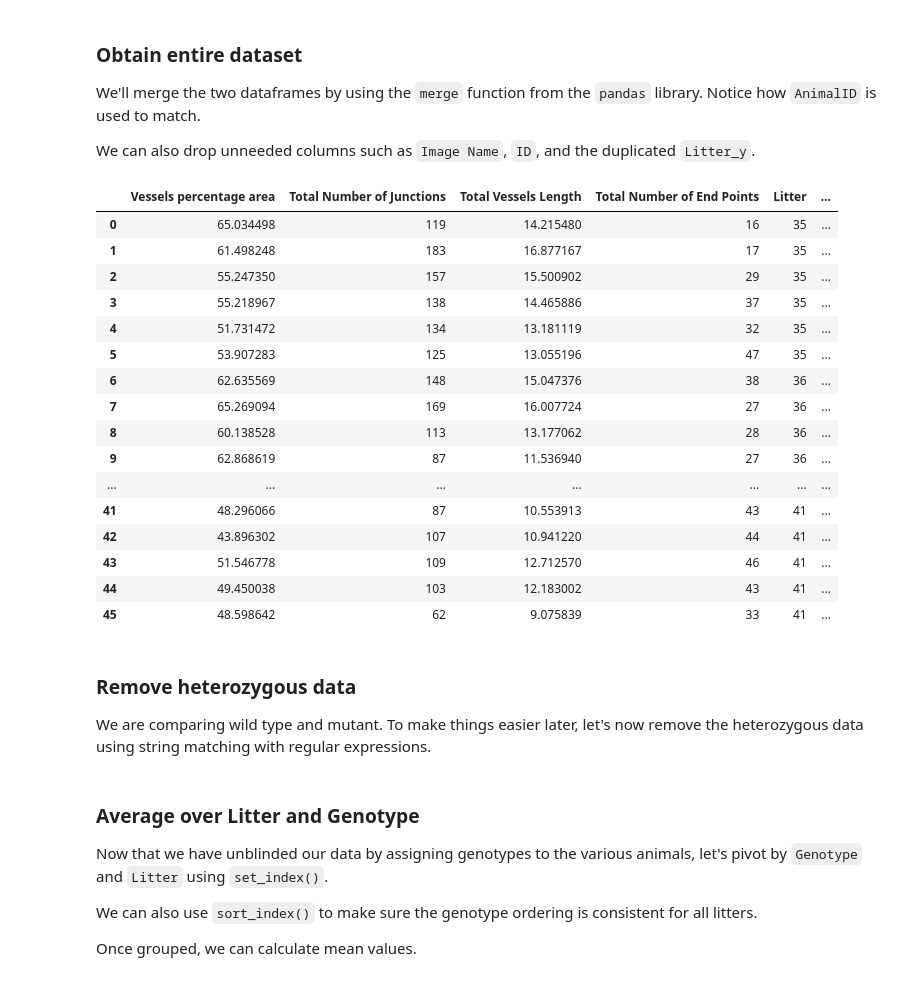
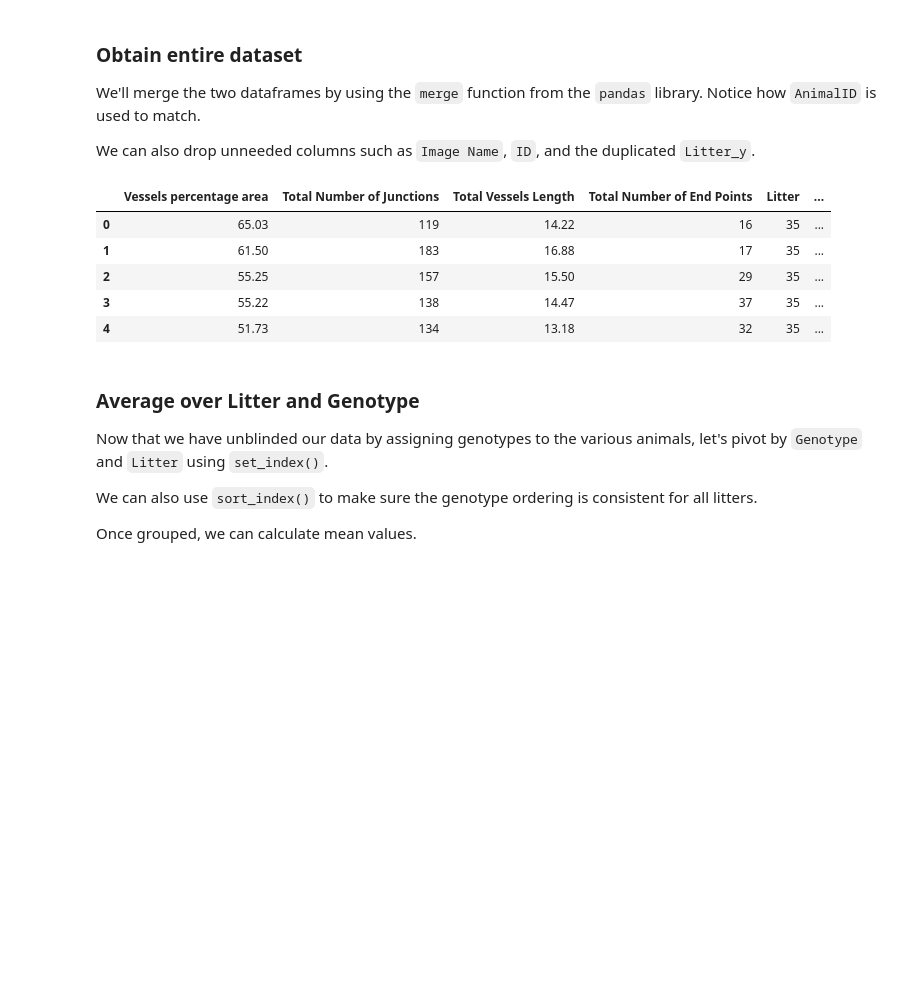
Before and after one commit to MixedIndentations/Angiogenesis-Density, a Jupyter notebook: RetinalCells-PairedTtest.ipynb, the cells around one changed output. Saved outputs shown, nothing was run; the diff lists cells and outputs as text; code cells hidden in the pictures; blank space fills up the shorter version.

Commit message:
added data folder, reorganized ipynb
moved calculation of cohen's d with means and stds lower

```diff
--- a/RetinalCells-PairedTtest.ipynb
+++ b/RetinalCells-PairedTtest.ipynb
@@ -11,10 +11,13 @@ import numpy as np
 import pandas as pd
 
 #tweaked_results = './processed/tweaked/TweakedResults11-6-2017.xls'
-tweaked_results = './processed/tweaked/TweakedResults2017-12-4.xls'
+tweaked_results = './data/TweakedResults2017-12-4.xls'
 data = pd.read_excel(tweaked_results,
                      usecols = "A, G, N, O, Q, S")
-## These are the columns from Excel that we're interested in.
+# These are the Excel columns that correspond to
+# the desired AngioTool output parameters
+
+pd.options.display.float_format = '{:,.2f}'.format
 # %% [markdown]
 Confirm you loaded the correct thing by looking at the header. You can always look at a Dataframe's header through `df.head()`
 # %%
@@ -38,7 +41,7 @@ data['AnimalID'] = [x[:4] for x in data['Image Name']]
 ### Load genotyping key
 Once again, we'll use the `read_excel` tool found within the `pandas` library.
 # %%
-key = pd.read_excel('genotypingkey.xlsx')
+key = pd.read_excel('./data/genotypingkey.xlsx')
 #key
 # %% [markdown]
 ### Obtain entire dataset
@@ -48,38 +51,26 @@ We can also drop unneeded columns such as `Image Name`, `ID`, and the duplicated
 # %%
 merged_inner = pd.merge(left = data, right = key,
                         how = 'inner',
-                        left_on = 'AnimalID',
+                        left_on =  'AnimalID',
                         right_on = 'AnimalID'
                        )
 ## Drop unneeded columns
-merged_inner.drop('Litter_y', axis = 1, inplace = True)
-merged_inner.drop('ID', axis = 1, inplace = True)
-merged_inner.drop('Image Name', axis = 1, inplace = True)
+merged_inner.drop('Litter_y',         axis = 1, inplace = True)
+merged_inner.drop('ID',               axis = 1, inplace = True)
+merged_inner.drop('Image Name',       axis = 1, inplace = True)
 merged_inner.drop('Vessel Thickness', axis = 1, inplace = True)
 
 merged_inner.rename(columns = {'Litter_x':'Litter'},
                     inplace = True)
+
+pd.options.display.float_format = '{:,.2f}'.format
+
 ## Show first five observations
-merged_inner
+merged_inner.head()
 # %% [output]
 |  | Vessels percentage area | Total Number of Junctions | Total Vessels Length | Total Number of End Points | Litter | ... |
-| 0 | 65.034498 | 119 | 14.215480 | 16 | 35 | ... |
-| 1 | 61.498248 | 183 | 16.877167 | 17 | 35 | ... |
-| 2 | 55.247350 | 157 | 15.500902 | 29 | 35 | ... |
-| 3 | 55.218967 | 138 | 14.465886 | 37 | 35 | ... |
-| 4 | 51.731472 | 134 | 13.181119 | 32 | 35 | ... |
-| 5 | 53.907283 | 125 | 13.055196 | 47 | 35 | ... |
-| 6 | 62.635569 | 148 | 15.047376 | 38 | 36 | ... |
-| 7 | 65.269094 | 169 | 16.007724 | 27 | 36 | ... |
-| 8 | 60.138528 | 113 | 13.177062 | 28 | 36 | ... |
-| 9 | 62.868619 | 87 | 11.536940 | 27 | 36 | ... |
-| ... | ... | ... | ... | ... | ... | ... |
-| 41 | 48.296066 | 87 | 10.553913 | 43 | 41 | ... |
-| 42 | 43.896302 | 107 | 10.941220 | 44 | 41 | ... |
-| 43 | 51.546778 | 109 | 12.712570 | 46 | 41 | ... |
-| 44 | 49.450038 | 103 | 12.183002 | 43 | 41 | ... |
-| 45 | 48.598642 | 62 | 9.075839 | 33 | 41 | ... |
+| 0 | 65.03 | 119 | 14.22 | 16 | 35 | ... |
+| 1 | 61.50 | 183 | 16.88 | 17 | 35 | ... |
+| 2 | 55.25 | 157 | 15.50 | 29 | 35 | ... |
+| 3 | 55.22 | 138 | 14.47 | 37 | 35 | ... |
+| 4 | 51.73 | 134 | 13.18 | 32 | 35 | ... |
-# %% [markdown]
-### Remove heterozygous data
-
-We are comparing wild type and mutant. To make things easier later, let's now remove the heterozygous data using string matching with regular expressions.
```
Also changed, not shown: parts of 36 cells of this notebook, 2 other files.
